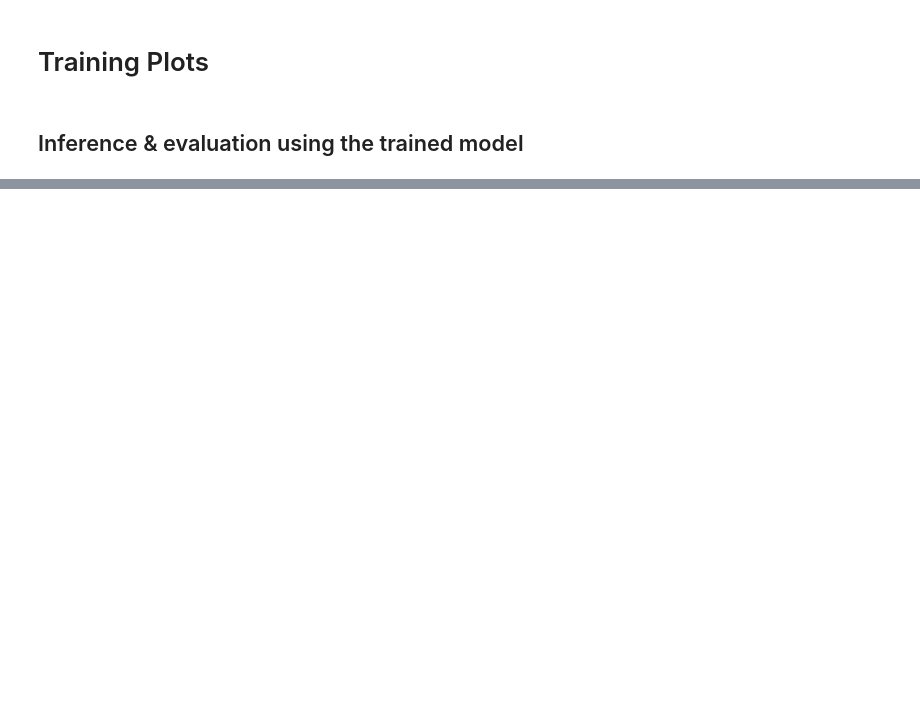
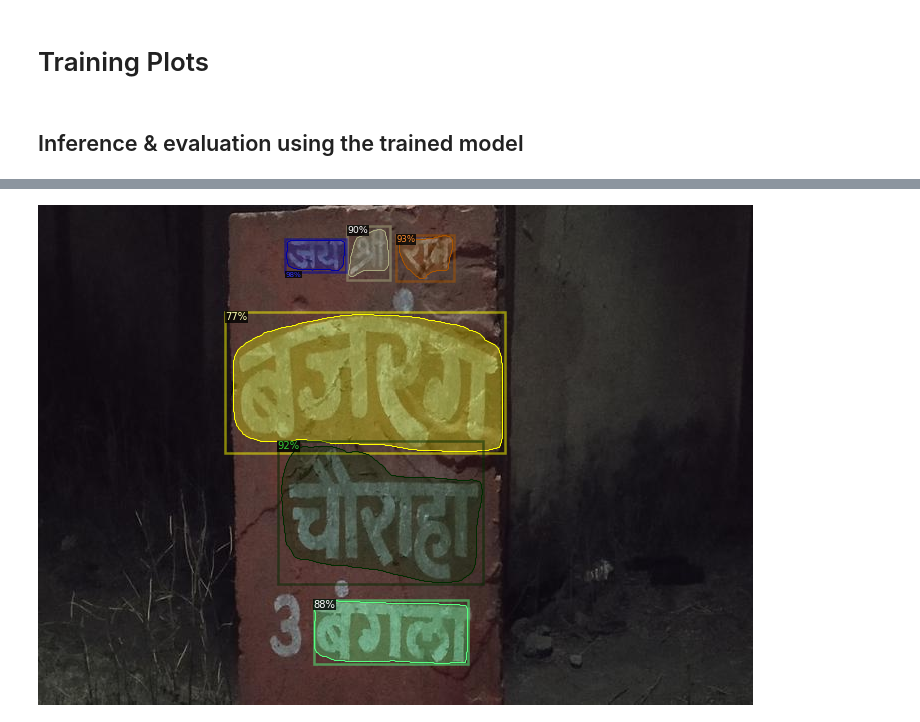
Before and after one commit to abhiraman/Capstone_Project, a Jupyter notebook: Text_Detection_Detectron2.ipynb, the cells around one changed output, grey strips where cells are left out. Drawn from its saved outputs; the diff is of its cells as text; code cells hidden in the pictures; blank space fills up the shorter version.

```diff
--- a/Text_Detection_Detectron2.ipynb
+++ b/Text_Detection_Detectron2.ipynb
@@ -225,13 +303,17 @@ KeyboardInterrupt: ignored
 # %%
-out_config = os.path.join("./output", "model_final.pth")  # path to the model we just trained
-print(out_config)
-pred = DefaultPredictor(out_config)
 all_test_images = os.listdir(r"./Test Image")
 for i in range(1):
   ind = random.randint(0,len(all_test_images))
   file_name = all_test_images[ind]
   full_path = os.path.join("./Test Image",file_name)
   inputs = cv2.imread(full_path)
-  print(inputs)
-  outputs = pred(inputs)
+  #print(inputs)
+  outputs = predictor(inputs)
 #predictor = DefaultPredictor(cfg)
+#print("outputs",outputs)
+from detectron2.utils.visualizer import ColorMode
+v = Visualizer(inputs[:, :, ::-1],metadata=None,scale=1,instance_mode=ColorMode.IMAGE_BW )  # remove the colors of unsegmented pixels. This option is only available for segmentation models
+out = v.draw_instance_predictions(outputs["instances"].to("cpu"))
+cv2_imshow(out.get_image()[:, :, ::-1])
+# %% [output]
+[figure, added]
```
Also changed, not shown: parts of 13 cells of this notebook.
